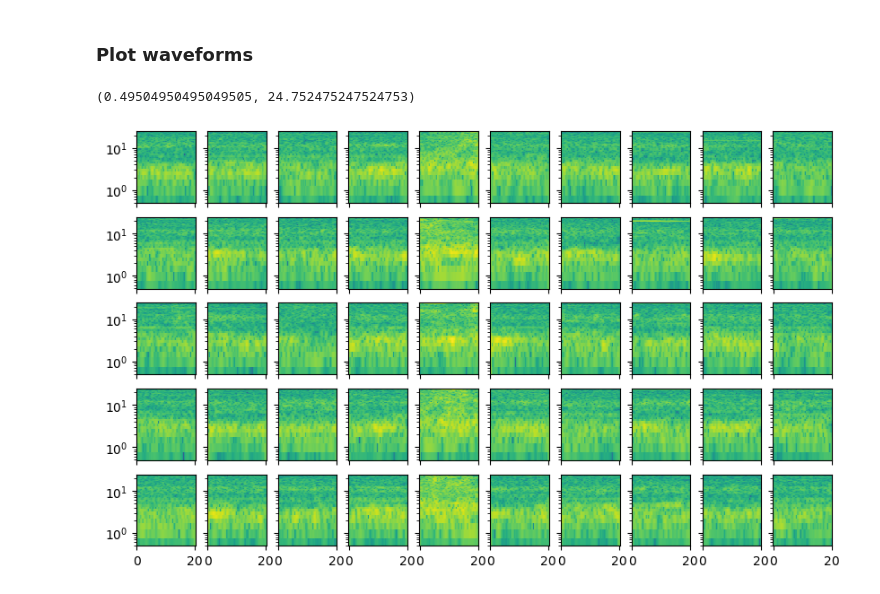
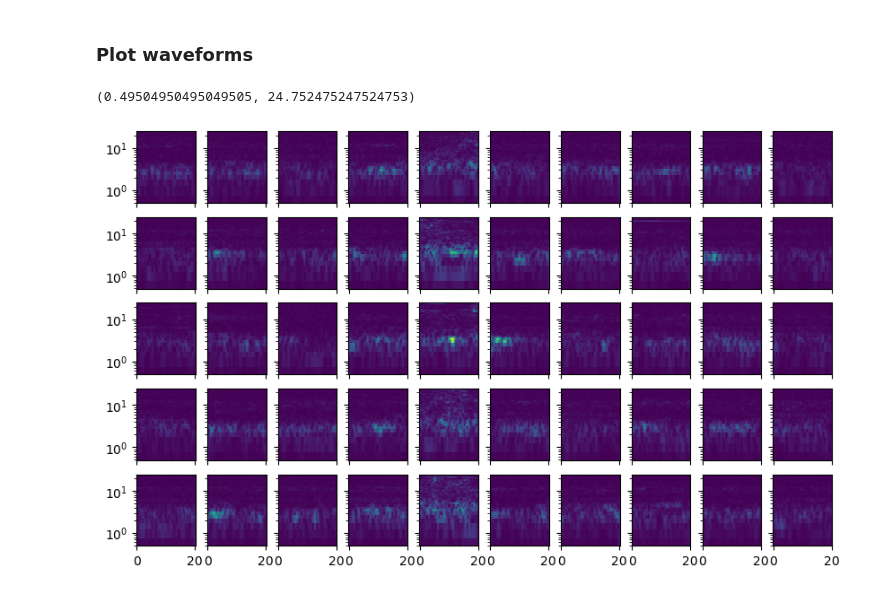
Before and after one commit to scatseisnet/scatseisnet, a Jupyter notebook: docs/source/notebooks/5_clustering.ipynb, the cells around one changed output. Saved outputs shown, nothing was run; the diff lists cells and outputs as text; code cells hidden in the pictures.

Commit message:
Unlogged spectrogram

```diff
--- a/docs/source/notebooks/5_clustering.ipynb
+++ b/docs/source/notebooks/5_clustering.ipynb
@@ -152,25 +152,25 @@ for cluster in np.unique(predictions):
 # %%
 # Plot the results
 fig, ax = plt.subplots(N_WAVEFORMS, N_CLUSTERS, figsize=(10, 6), sharex=True, sharey=True)
 
-vmin = np.min([np.min(np.log(np.abs(w) + 1e-10)) for w in waveforms])
-vmax = np.max([np.max(np.log(np.abs(w) + 1e-10)) for w in waveforms])
+vmin = np.min([np.min(np.abs(w)) for w in waveforms])
+vmax = np.max([np.max(np.abs(w)) for w in waveforms])
 
 # # Plot each cluster as a separate line
 for i, spectrograms in enumerate(waveforms):
     for j, spectrogram in enumerate(spectrograms):
-        ax[j, i].pcolormesh(t, frequencies, np.log(np.abs(spectrogram) + 1e-10), rasterized=True, vmin=vmin, vmax=vmax)
+        ax[j, i].pcolormesh(t, frequencies, np.abs(spectrogram), rasterized=True, vmin=vmin, vmax=vmax)
         # ax[j, i].set_axis_off()
         # break
     # break
 
 # Labels
 ax[0, 0].set_yscale("log")
 ax[0, 0].set_ylim(frequencies[1], frequencies.max())
 
 # for trace in traces:
 #     ax[i].plot(trace.times(), trace.data)
 # ax[i].set_title(f"Cluster {i}")
 # %% [output]
 (0.49504950495049505, 24.752475247524753)
-[figure, old version]
+[figure, new version]
```
